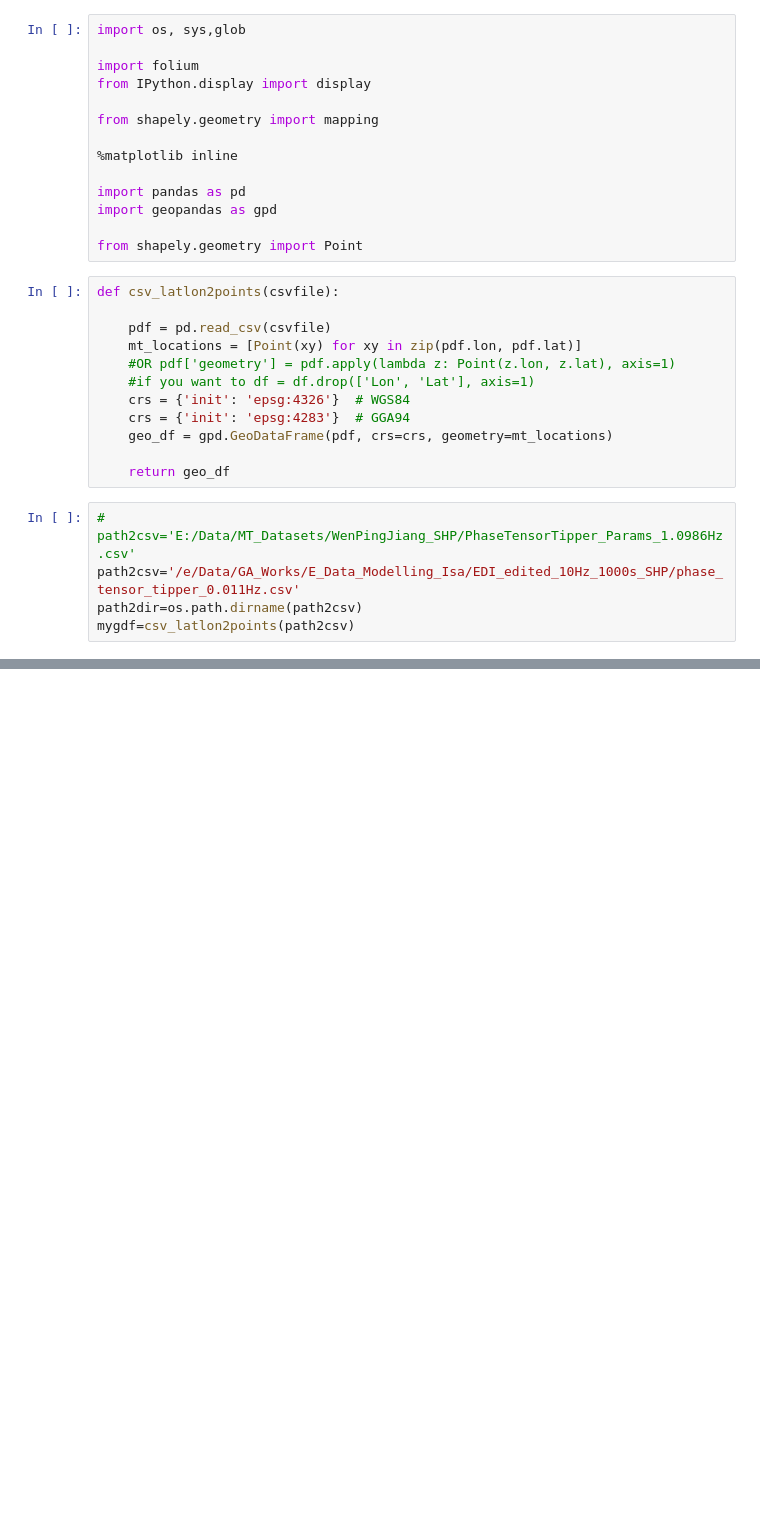
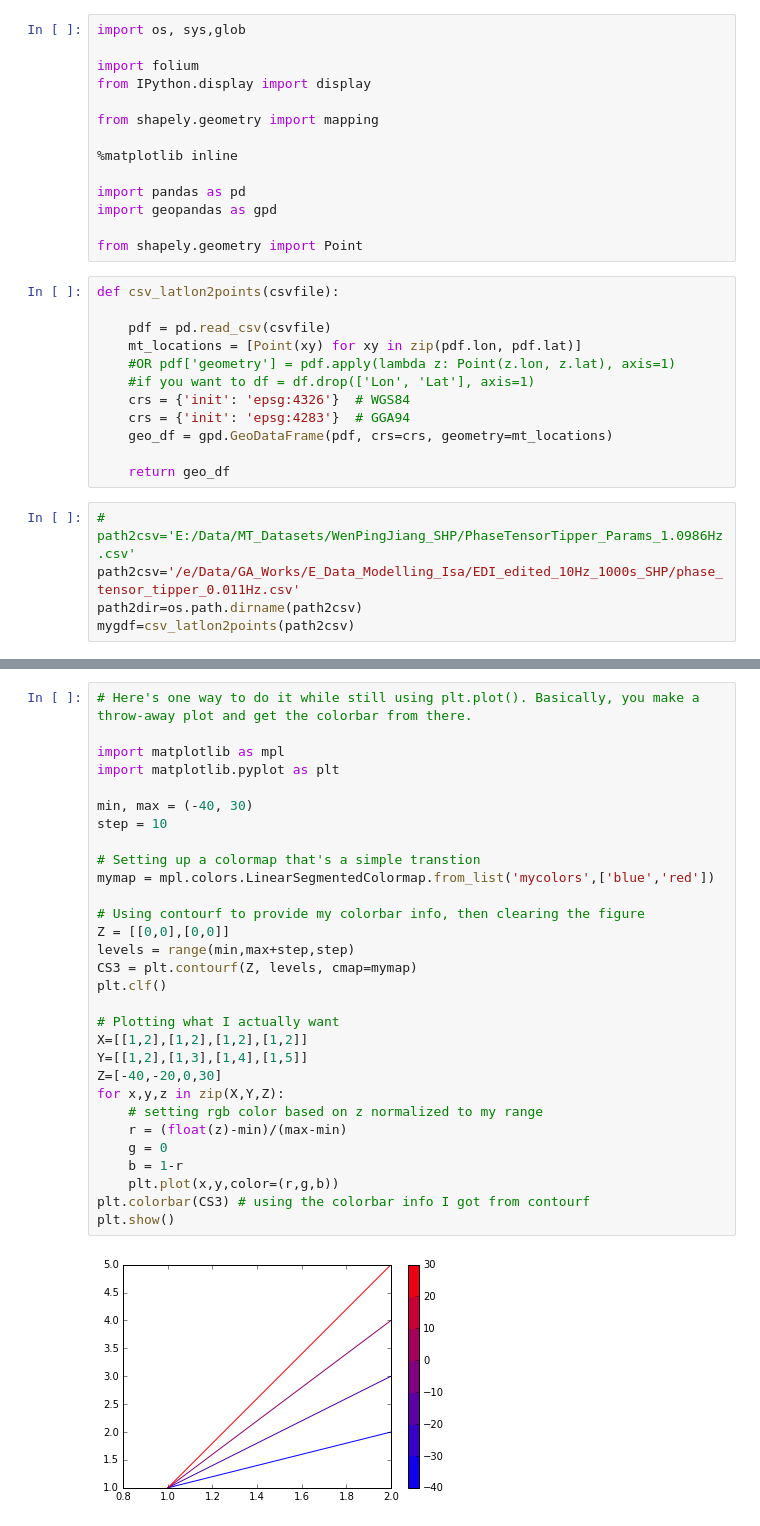
Before and after one commit to MTgeophysics/mtpy, a Jupyter notebook: examples/notebooks/geopandas_better_visualize_shp.ipynb, the cells around one changed output, grey strips where cells are left out. Drawn from its saved outputs; the diff is of its cells as text; blank space fills up the shorter version.

```diff
--- a/examples/notebooks/geopandas_better_visualize_shp.ipynb
+++ b/examples/notebooks/geopandas_better_visualize_shp.ipynb
@@ -70,3 +161,35 @@ fig.colorbar(sm, cax=cax)
+# %%
+# Here's one way to do it while still using plt.plot(). Basically, you make a throw-away plot and get the colorbar from there.
+
+import matplotlib as mpl
+import matplotlib.pyplot as plt
+
+min, max = (-40, 30)
+step = 10
+
+# Setting up a colormap that's a simple transtion
+mymap = mpl.colors.LinearSegmentedColormap.from_list('mycolors',['blue','red'])
+
+# Using contourf to provide my colorbar info, then clearing the figure
+Z = [[0,0],[0,0]]
+levels = range(min,max+step,step)
+CS3 = plt.contourf(Z, levels, cmap=mymap)
+plt.clf()
+
+# Plotting what I actually want
+X=[[1,2],[1,2],[1,2],[1,2]]
+Y=[[1,2],[1,3],[1,4],[1,5]]
+Z=[-40,-20,0,30]
+for x,y,z in zip(X,Y,Z):
+    # setting rgb color based on z normalized to my range
+    r = (float(z)-min)/(max-min)
+    g = 0
+    b = 1-r
+    plt.plot(x,y,color=(r,g,b))
+plt.colorbar(CS3) # using the colorbar info I got from contourf
+plt.show()
+# %% [output]
+[figure, added]
 # %%
 matplotlib plot how to add background geotiff image (or basemap)
 
```
Also changed, not shown: parts of 7 cells of this notebook, 3 other files.
